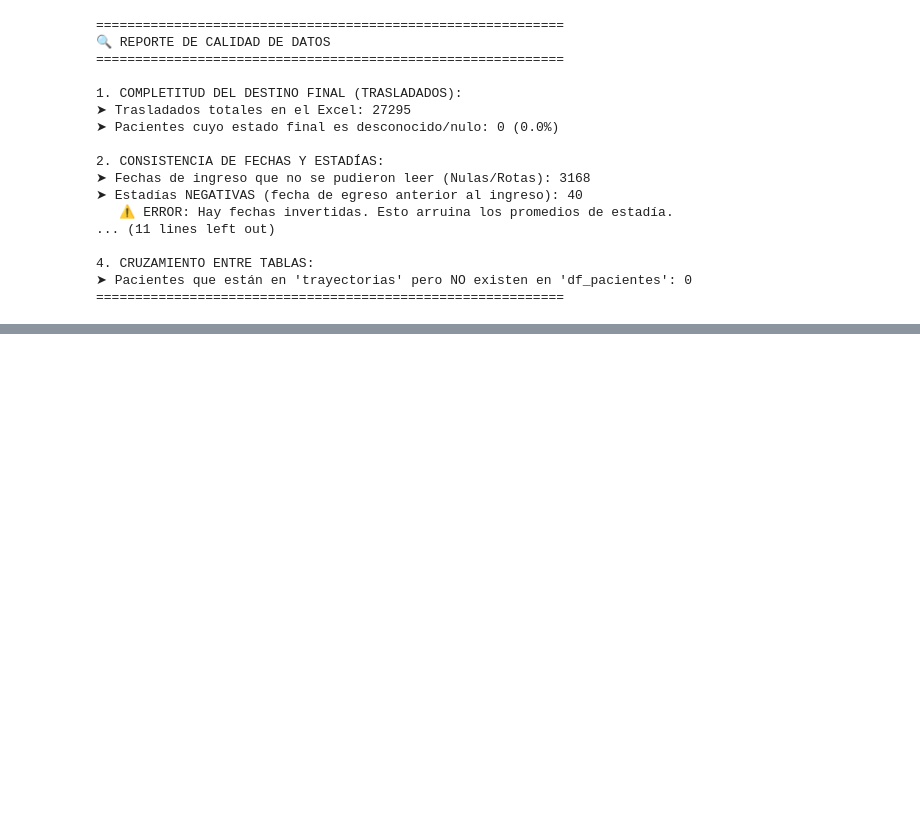
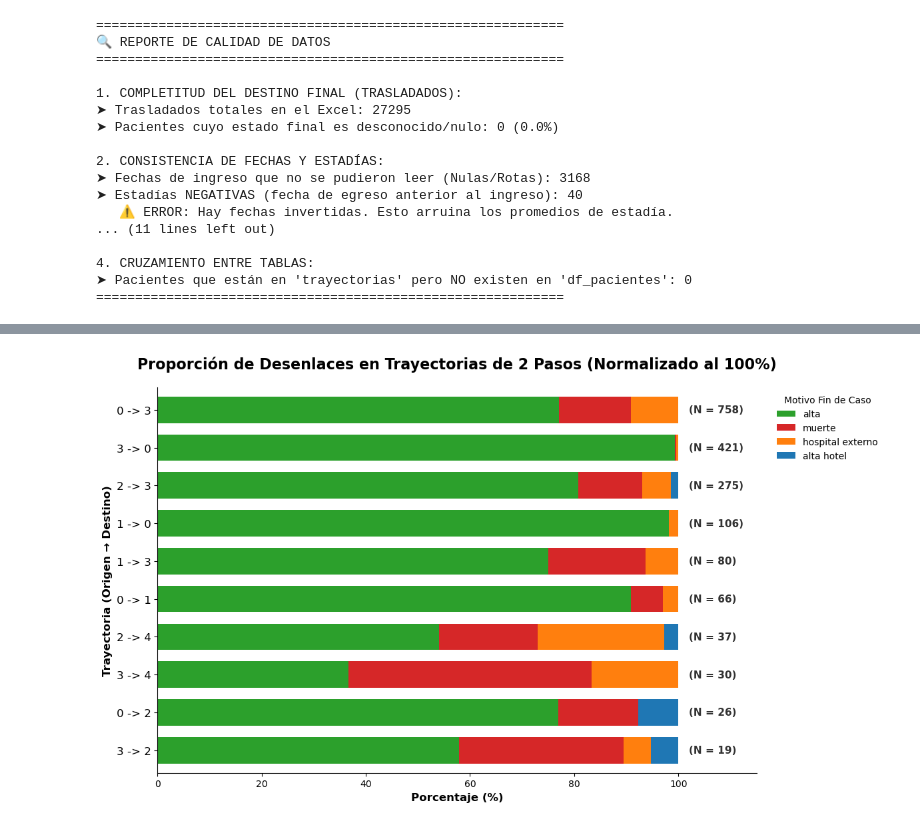
Before and after one commit to micagonzdark/RedesHospitales, a Jupyter notebook: JAIIO_notebooks/03_ranking_trayectorias.ipynb, the cells around one changed output, grey strips where cells are left out. Cells and saved outputs as stored; diff of their text form; code cells hidden in the pictures; blank space fills up the shorter version.

```diff
--- a/JAIIO_notebooks/03_ranking_trayectorias.ipynb
+++ b/JAIIO_notebooks/03_ranking_trayectorias.ipynb
@@ -774,0 +958,76 @@ print("="*60)
+# %%
+# AHORA IGUAL PERO APILADAS AL 100% (PROPORCIONALES) POR RAZÓN DE EGRESO
+# ============================================================
+import matplotlib.pyplot as plt
+
+# 1. Contar los pasos y filtrar (igual que antes)
+trayectorias['pasos_trayectoria'] = trayectorias['ruta_complejidad_str'].apply(
+    lambda x: str(x).count('->') + 1 if pd.notna(x) else 0
+)
+
+df_solo_2_pasos = trayectorias[trayectorias['pasos_trayectoria'] == 2].copy()
+df_solo_2_pasos['motivo_fin_caso'] = df_solo_2_pasos['motivo_fin_caso'].fillna('otro/desconocido')
+
+# 2. Top 10 y tabla pivote (igual que antes)
+top_10_rutas_cortas = df_solo_2_pasos['ruta_complejidad_str'].value_counts().head(10).index
+df_grafico_cortas = df_solo_2_pasos[df_solo_2_pasos['ruta_complejidad_str'].isin(top_10_rutas_cortas)]
+
+pivot_2_pasos = df_grafico_cortas.groupby(['ruta_complejidad_str', 'motivo_fin_caso']).size().unstack(fill_value=0)
+
+# Ordenamos de mayor a menor volumen absoluto (para mantener el mismo orden visual de rutas)
+pivot_2_pasos['Total'] = pivot_2_pasos.sum(axis=1)
+pivot_2_pasos = pivot_2_pasos.sort_values(by='Total', ascending=True)
+
+# Guardamos los totales absolutos para mostrarlos como texto (N=...)
+totales_absolutos = pivot_2_pasos['Total'].copy()
+pivot_2_pasos = pivot_2_pasos.drop(columns=['Total'])
+
+# 3. Reordenar colores/motivos
+orden_apilado = ['alta', 'muerte', 'hospital externo', 'alta hotel', 'otro/desconocido']
+columnas_presentes = [col for col in orden_apilado if col in pivot_2_pasos.columns]
+columnas_extra = [col for col in pivot_2_pasos.columns if col not in columnas_presentes]
+pivot_2_pasos = pivot_2_pasos[columnas_presentes + columnas_extra]
+
+
+# --- 4. LA MAGIA: NORMALIZACIÓN AL 100% ---
+# Dividimos cada fila por su total y multiplicamos por 100
+pivot_100 = pivot_2_pasos.div(pivot_2_pasos.sum(axis=1), axis=0) * 100
+# ------------------------------------------
+
+
+# 5. GRAFICAR
+fig, ax = plt.subplots(figsize=(12, 7))
+fig.patch.set_facecolor('white')
+
+# Buscamos los colores (usamos tu diccionario global si existe, sino tonos grises)
+if 'COLORES_MOTIVOS' in globals():
+    colores_barras = [COLORES_MOTIVOS.get(col, '#333333') for col in pivot_100.columns]
+else:
+    colores_barras = ['#2ca02c', '#d62728', '#1f77b4', '#ff7f0e', '#7f7f7f'][:len(pivot_100.columns)]
+
+# Dibujamos las barras al 100%
+pivot_100.plot(kind='barh', stacked=True, color=colores_barras, ax=ax, width=0.7)
+
+# Estiramos el eje X un poquito más de 100 para que entre el texto del total (N)
+ax.set_xlim(0, 115)
+
+# Agregamos la etiqueta (N=Total) al final de cada barra
+for i, total in enumerate(totales_absolutos):
+    ax.text(102, i, f"(N = {int(total)})", color='#333333', va="center", fontweight='bold', fontsize=11)
+
+# Estética final
+ax.set_title("Proporción de Desenlaces en Trayectorias de 2 Pasos (Normalizado al 100%)", fontsize=16, fontweight='bold', pad=20)
+ax.set_xlabel("Porcentaje (%)", fontsize=12, fontweight='bold')
+ax.set_ylabel("Trayectoria (Origen → Destino)", fontsize=12, fontweight='bold')
+
+ax.spines['right'].set_visible(False)
+ax.spines['top'].set_visible(False)
+ax.tick_params(axis='y', labelsize=12)
+
+# Leyenda afuera
+plt.legend(title='Motivo Fin de Caso', bbox_to_anchor=(1.02, 1), loc='upper left', frameon=False)
+plt.tight_layout()
+
+plt.show()
+# %% [output]
+[figure, added]
```
Also changed, not shown: parts of 11 cells of this notebook, 9 other files.
